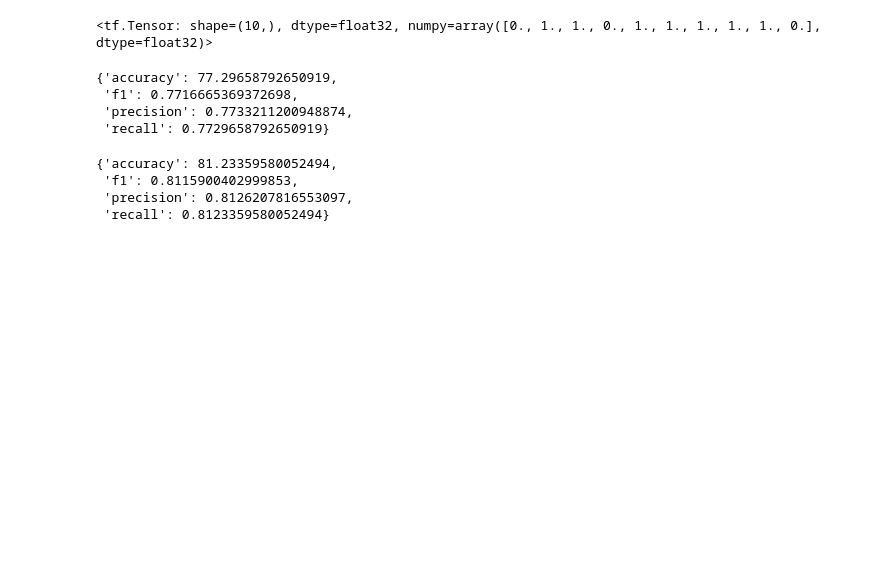
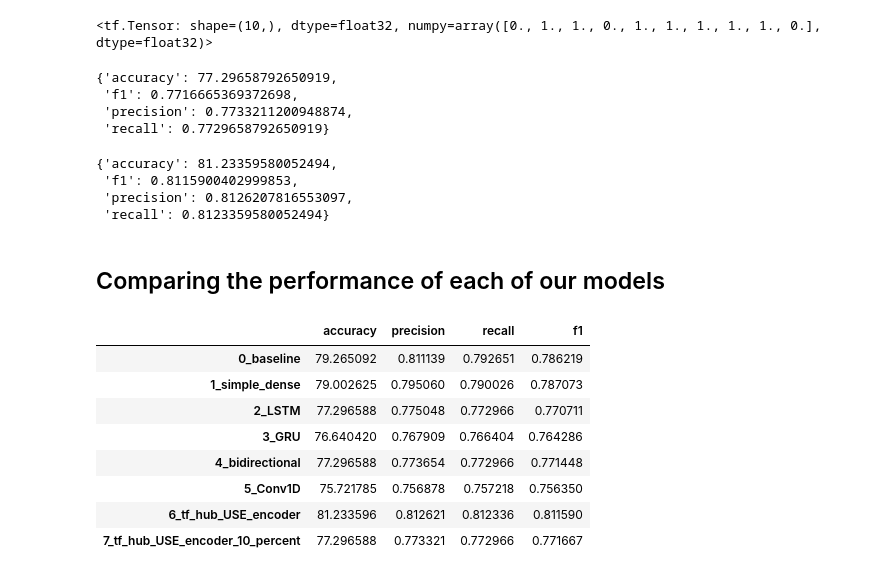
Before and after one commit to Nazhan99/Tensorflow_notes, a Jupyter notebook: 08_Intro_to_NLP_in_TensorFlow.ipynb, the cells around one changed output. Cells and saved outputs as stored; diff of their text form; code cells hidden in the pictures; blank space fills up the shorter version.

```diff
--- a/08_Intro_to_NLP_in_TensorFlow.ipynb
+++ b/08_Intro_to_NLP_in_TensorFlow.ipynb
@@ -1357,3 +1357,27 @@ model_6_results
  'f1': 0.8115900402999853,
  'precision': 0.8126207816553097,
  'recall': 0.8123359580052494}
+# %% [markdown]
+## Comparing the performance of each of our models
+# %%
+# Combine model results into a dataframe
+all_model_results = pd.DataFrame({"0_baseline": baseline_results,
+                                  "1_simple_dense": model_1_results,
+                                  "2_LSTM": model_2_results,
+                                  "3_GRU": model_3_results,
+                                  "4_bidirectional": model_4_results,
+                                  "5_Conv1D": model_5_results,
+                                  "6_tf_hub_USE_encoder": model_6_results,
+                                  "7_tf_hub_USE_encoder_10_percent": model_7_results})
+all_model_results = all_model_results.transpose()
+all_model_results
+# %% [output]
+|  | accuracy | precision | recall | f1 |
+| 0_baseline | 79.265092 | 0.811139 | 0.792651 | 0.786219 |
+| 1_simple_dense | 79.002625 | 0.795060 | 0.790026 | 0.787073 |
+| 2_LSTM | 77.296588 | 0.775048 | 0.772966 | 0.770711 |
+| 3_GRU | 76.640420 | 0.767909 | 0.766404 | 0.764286 |
+| 4_bidirectional | 77.296588 | 0.773654 | 0.772966 | 0.771448 |
+| 5_Conv1D | 75.721785 | 0.756878 | 0.757218 | 0.756350 |
+| 6_tf_hub_USE_encoder | 81.233596 | 0.812621 | 0.812336 | 0.811590 |
+| 7_tf_hub_USE_encoder_10_percent | 77.296588 | 0.773321 | 0.772966 | 0.771667 |
```
Also changed, not shown: parts of 2 cells of this notebook.
